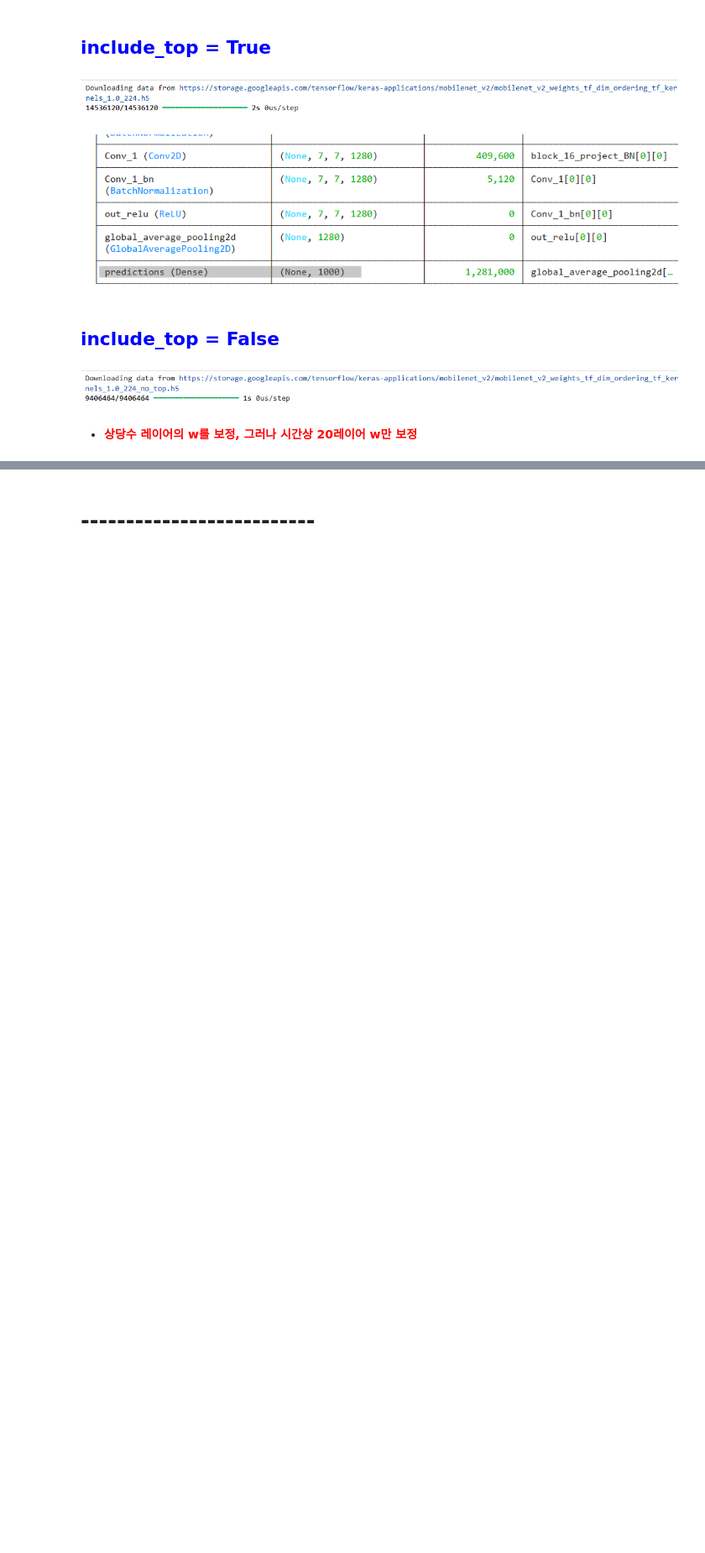
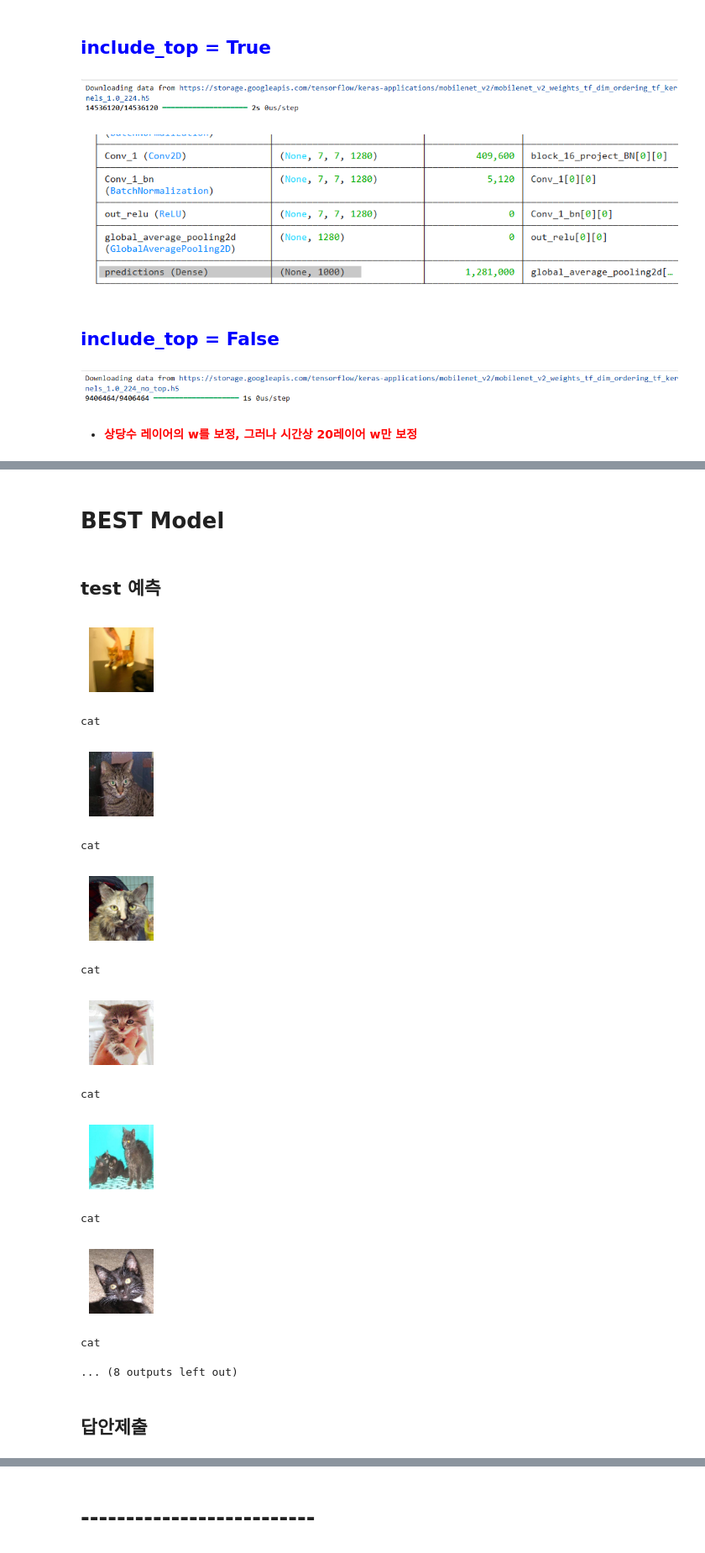
Before and after one commit to han00jh/DL-Study, a Jupyter notebook: lec.05_딥러닝_CNN - Cat&DOG.ipynb, the cells around one changed output, grey strips where cells are left out. Shown at 84% size. Saved outputs shown, nothing was run; the diff lists cells and outputs as text; code cells hidden in the pictures; blank space fills up the shorter version.

```diff
--- a/lec.05_딥러닝_CNN - Cat&DOG.ipynb
+++ b/lec.05_딥러닝_CNN - Cat&DOG.ipynb
@@ -343,0 +386,8 @@ acc : 0.9083 , loss:7.0505
+# %% [markdown]
+# <b>BEST Model
+# %%
+from tensorflow.keras.models import load_model
+best_model = load_model("./models/lec05_catdog_2_0.9167_4.6305.keras")
+best_model.summary()
+# %% [markdown]
+## test 예측
@@ -343,0 +401,38 @@ acc : 0.9083 , loss:7.0505
+# %%
+from tensorflow.keras.utils import load_img, img_to_array
+for f in img_list[:10]:
+    test_img = load_img(f, target_size=(150,150))
+    test_img_arr_3d = img_to_array(test_img)
+
+    test_img_arr_4d = np.expand_dims(test_img_arr_3d, axis=0)
+    #print(test_img, test_img_arr_3d.shape, test_img_arr_4d.shape)  #, test_img_arr )
+
+    plt.figure(figsize=(1,1))
+    plt.imshow(test_img)
+    plt.grid(False)
+    plt.axis(False)
+    plt.show()
+
+    proba = best_model.predict(test_img_arr_4d, verbose=0)
+    score = proba[0][0]
+
+    if proba > 0.5 :
+        print("dog")
+    else:
+        print("cat")
+# %% [output]
+[figure, added]
+cat
+[figure, added]
+cat
+[figure, added]
+cat
+[figure, added]
+cat
+[figure, added]
+cat
+[figure, added]
+cat
+... (8 outputs left out)
+# %% [markdown]
+## 답안제출
```
Also changed, not shown: parts of 63 cells of this notebook, 3 other files.
